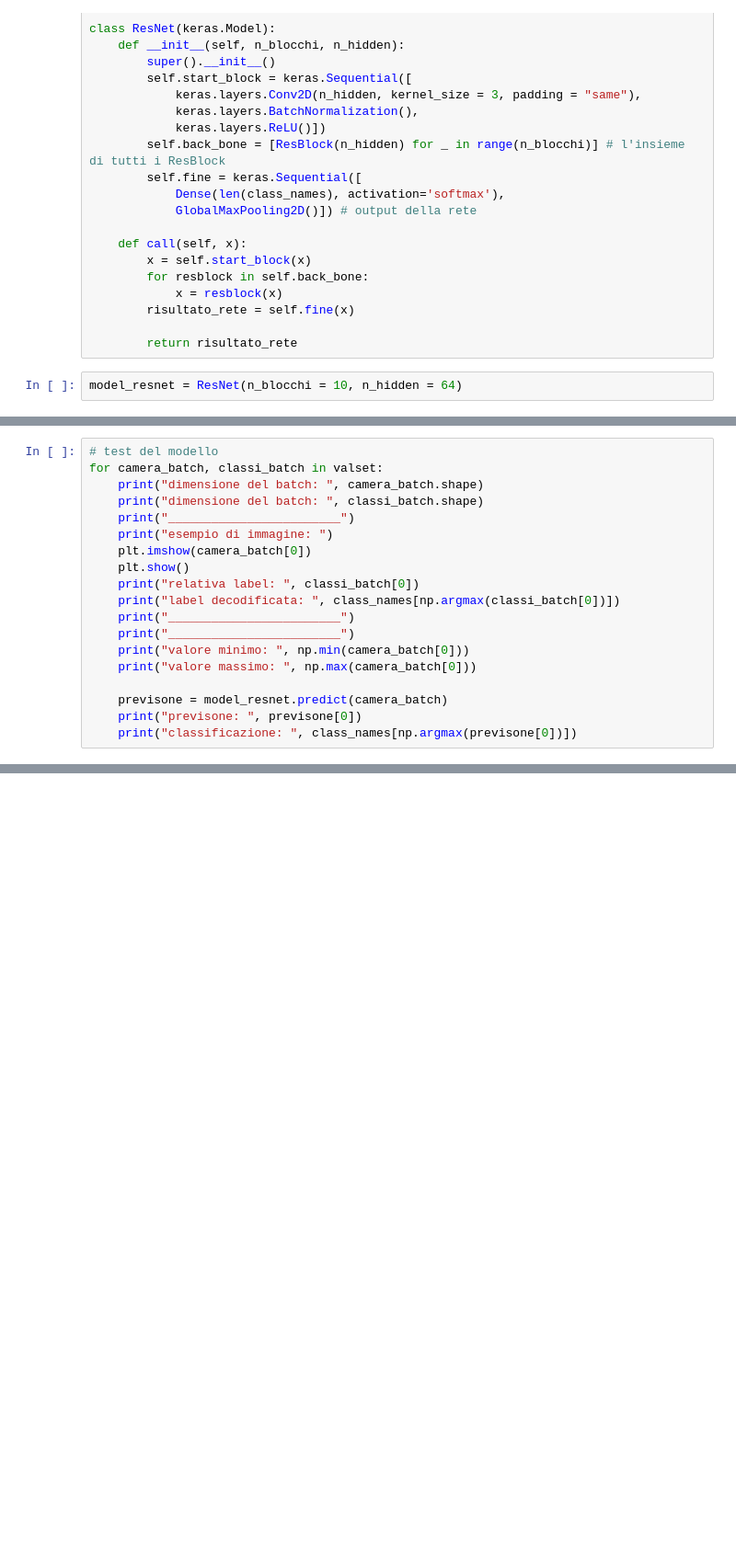
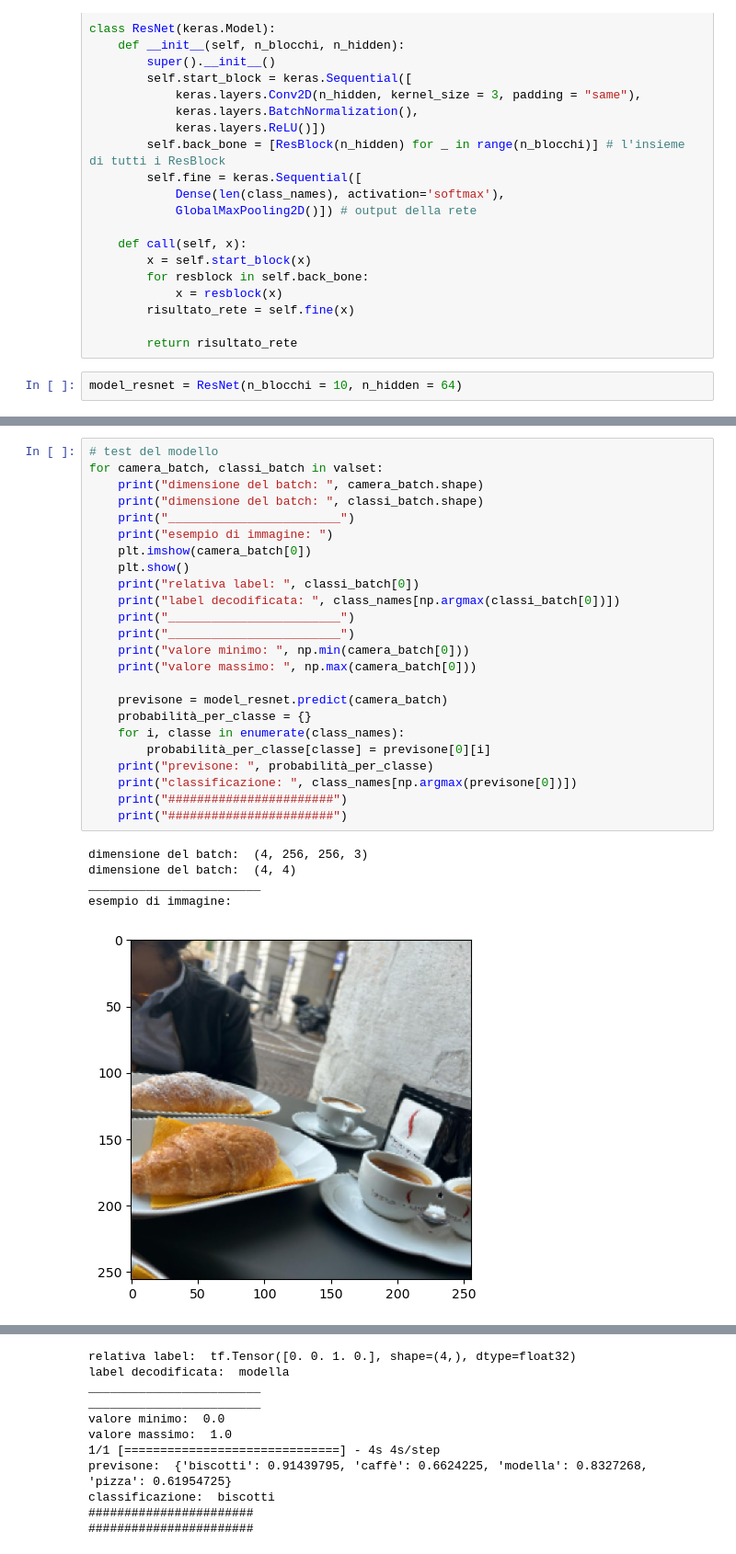
Before and after one commit to glag2/image_classification, a Jupyter notebook: classificazione.ipynb, the cells around one changed output, grey strips where cells are left out. Shown at 92% size. Cells and saved outputs as stored; diff of their text form; blank space fills up the shorter version.

```diff
--- a/classificazione.ipynb
+++ b/classificazione.ipynb
@@ -483,19 +490,30 @@ Epoch 1/3
 # %%
 # test del modello
 for camera_batch, classi_batch in valset:
     print("dimensione del batch: ", camera_batch.shape)
     print("dimensione del batch: ", classi_batch.shape)
     print("________________________")
     print("esempio di immagine: ")
     plt.imshow(camera_batch[0])
     plt.show()
     print("relativa label: ", classi_batch[0])
     print("label decodificata: ", class_names[np.argmax(classi_batch[0])])
     print("________________________")
     print("________________________")
     print("valore minimo: ", np.min(camera_batch[0]))
     print("valore massimo: ", np.max(camera_batch[0]))
 
     previsone = model_resnet.predict(camera_batch)
-    print("previsone: ", previsone[0])
+    probabilità_per_classe = {}
+    for i, classe in enumerate(class_names):
+        probabilità_per_classe[classe] = previsone[0][i]
+    print("previsone: ", probabilità_per_classe)
     print("classificazione: ", class_names[np.argmax(previsone[0])])
+    print("#######################")
+    print("#######################")
+# %% [output]
+dimensione del batch:  (4, 256, 256, 3)
+dimensione del batch:  (4, 4)
+________________________
+esempio di immagine:
+[figure, added]
@@ -501,0 +536,11 @@ for camera_batch, classi_batch in valset:
+relativa label:  tf.Tensor([0. 0. 1. 0.], shape=(4,), dtype=float32)
+label decodificata:  modella
+________________________
+________________________
+valore minimo:  0.0
+valore massimo:  1.0
+1/1 [==============================] - 4s 4s/step
+previsone:  {'biscotti': 0.91439795, 'caffè': 0.6624225, 'modella': 0.8327268, 'pizza': 0.61954725}
+classificazione:  biscotti
+#######################
+#######################
```
Also changed, not shown: parts of 12 cells of this notebook.
